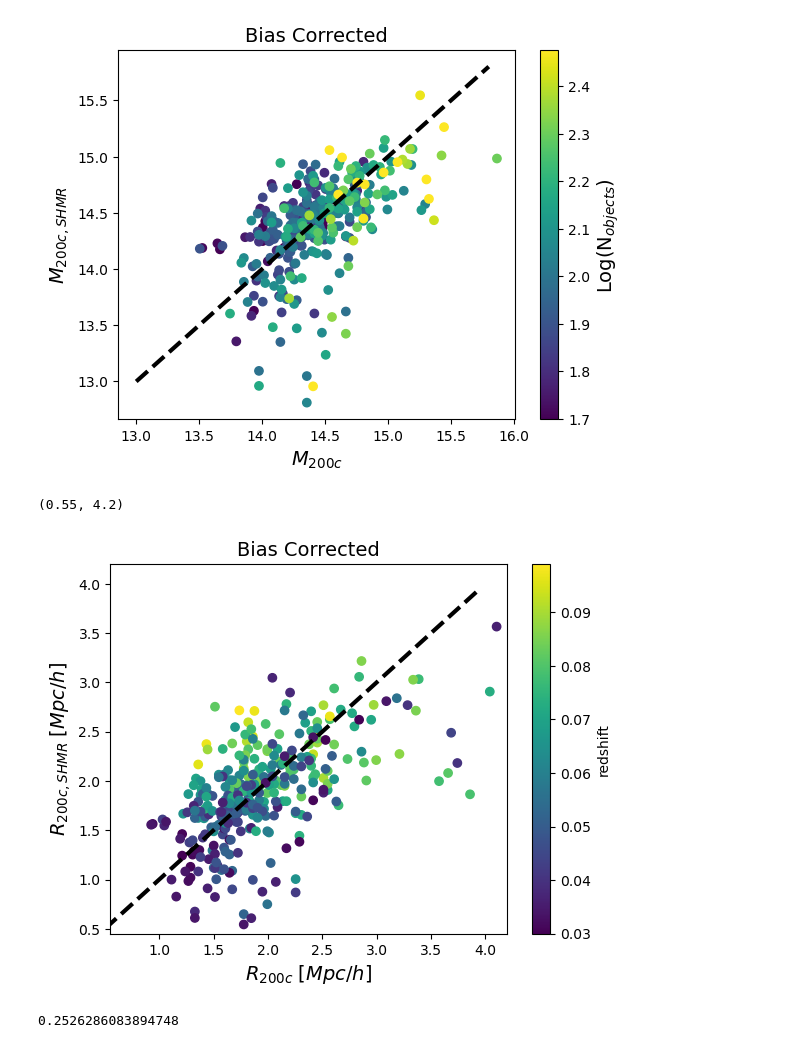
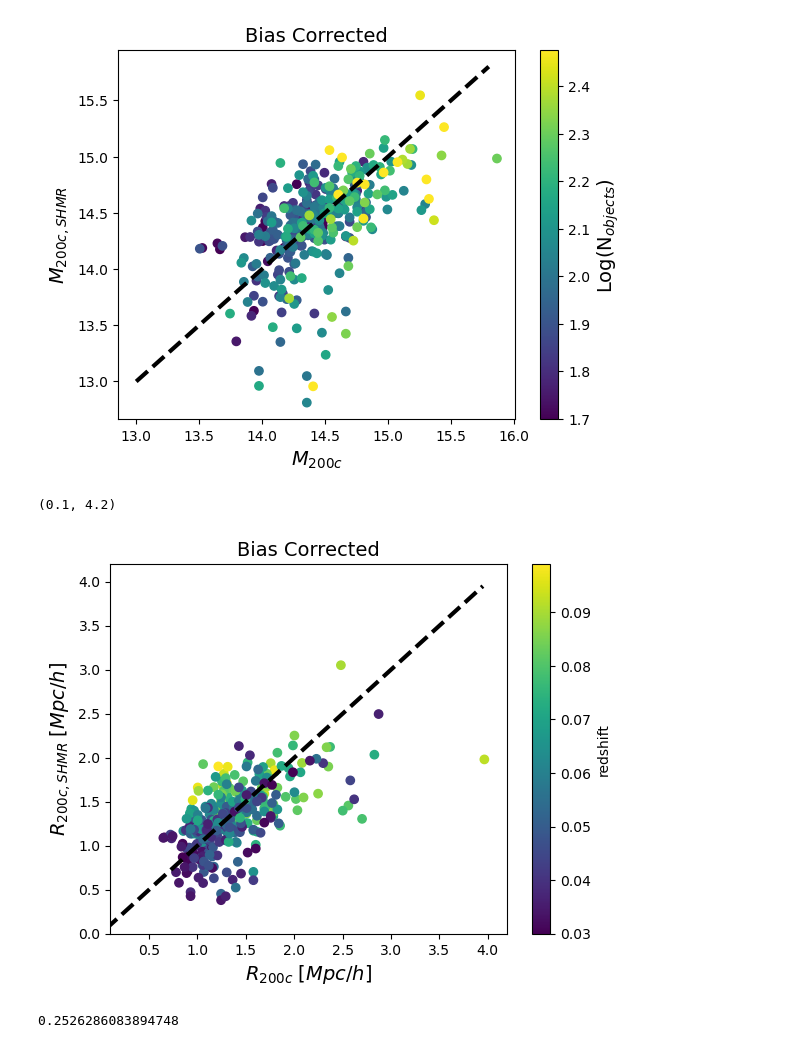
Before and after one commit to estevesjh/fnalFall2022, a Jupyter notebook: r200/dev.R200estimatorCriticalDensity.ipynb, the cells around one changed output. Saved outputs shown, nothing was run; the diff lists cells and outputs as text; code cells hidden in the pictures.

```diff
--- a/r200/dev.R200estimatorCriticalDensity.ipynb
+++ b/r200/dev.R200estimatorCriticalDensity.ipynb
@@ -254,7 +254,7 @@ class r200SHMR:
 
         # compute the cumulative stellar mass inside R subtracted by the backround
         self.smass_cluster = np.log10(smass_cum_total - self.sigma_bg*self.area)
-        self.smass_density_cluster = (smass_density_total - self.sigma_bg)*self.area/self.volume
+        self.smass_density_cluster = (smass_density_total - self.sigma_bg)#*self.area/self.volume
 
     def compute_halo_mass(self, model_name, log_ms_low=10., log_ms_hig=12.5, nbins=50):
         """compute_halo_mass based on the stellar-to-halo mass relation (SHMR)
@@ -790,7 +797,7 @@ def convertM200toR200_z(M200,z,delta=200):
     R200 = ( M200/(delta*4*np.pi*rhoc/3) )**(1/3.)
     return R200/0.7
 
-r200p2 = convertM200toR200_z(10**(m200p-bias), redshift)
+r200p2 = convertM200toR200_z(10**(m200p-bias), redshift)*0.7
 # %%
 mmin, mmax = 13., 15.8
 ix = np.argsort(nobjects)
@@ -806,19 +813,19 @@ plt.title('Bias Corrected',fontsize=14)
 Text(0.5, 1.0, 'Bias Corrected')
 [figure]
 # %%
-rmin, rmax = 0.5, 3.95
+rmin, rmax = 0.05, 3.95
 ix = np.argsort(nobjects)
 plt.plot([rmin, rmax],[rmin, rmax],'k--',lw=3)
 plt.scatter(r200c[ix], r200p2[ix], c=redshift[ix])
 plt.colorbar().set_label('redshift')
 plt.xlabel(r'$R_{200c} \; [Mpc/h]$',fontsize=14)
 plt.ylabel(r'$R_{200c,SHMR}\; [Mpc/h]$',fontsize=14)
 plt.title('Bias Corrected',fontsize=14)
 plt.ylim(rmin-0.05,rmax+0.25)
 plt.xlim(rmin+0.05,rmax+0.25)
 # %% [output]
-(0.55, 4.2)
+(0.1, 4.2)
-[figure, old version]
+[figure, new version]
 # %%
 res = (r200p2-r200c)/r200c
 nmask = redshift>0.
```
Also changed, not shown: parts of 17 cells of this notebook, 8 other files.
